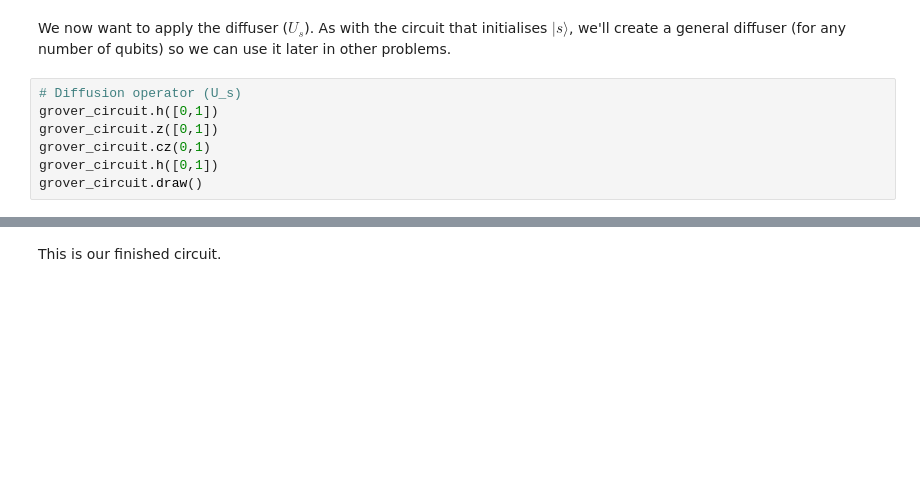
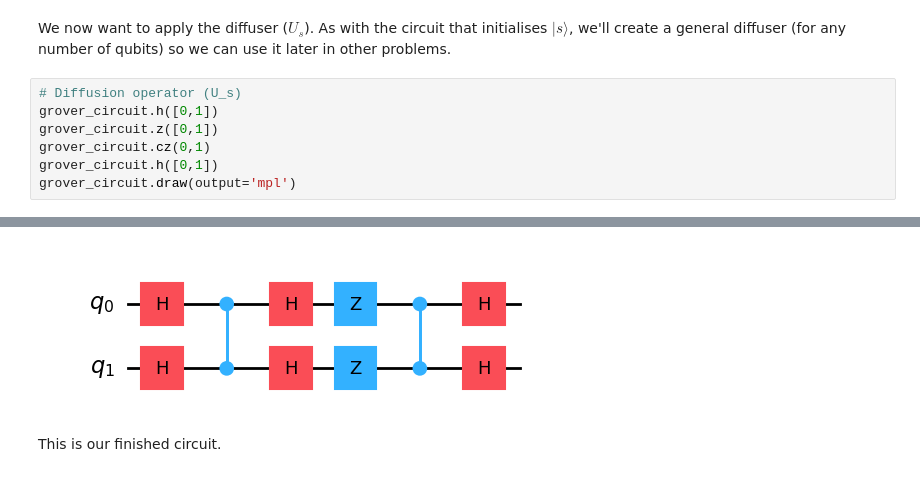
Before and after one commit to francois-marie/qiskit-demo, a Jupyter notebook: presentations/grover.ipynb, the cells around one changed output, grey strips where cells are left out. Drawn from its saved outputs; the diff is of its cells as text; blank space fills up the shorter version.

```diff
--- a/presentations/grover.ipynb
+++ b/presentations/grover.ipynb
@@ -49,5 +51,5 @@ grover_circuit.h([0,1])
 grover_circuit.z([0,1])
 grover_circuit.cz(0,1)
 grover_circuit.h([0,1])
-grover_circuit.draw()
+grover_circuit.draw(output='mpl')
 # %% [output]
@@ -55,3 +56,4 @@ grover_circuit.draw()
+[figure, added]
 # %% [markdown]
 This is our finished circuit.
 # %% [markdown]
```
Also changed, not shown: parts of 18 cells of this notebook, 2 other files.
